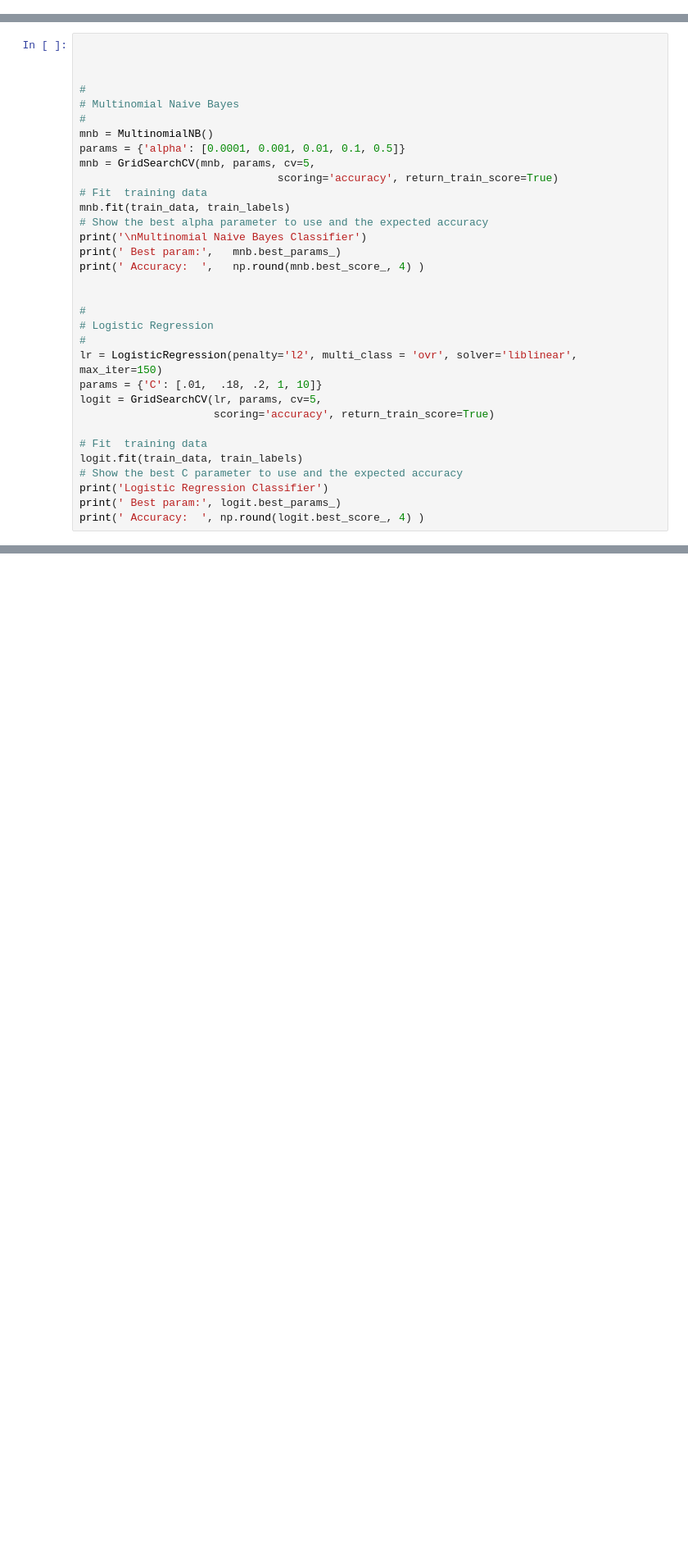
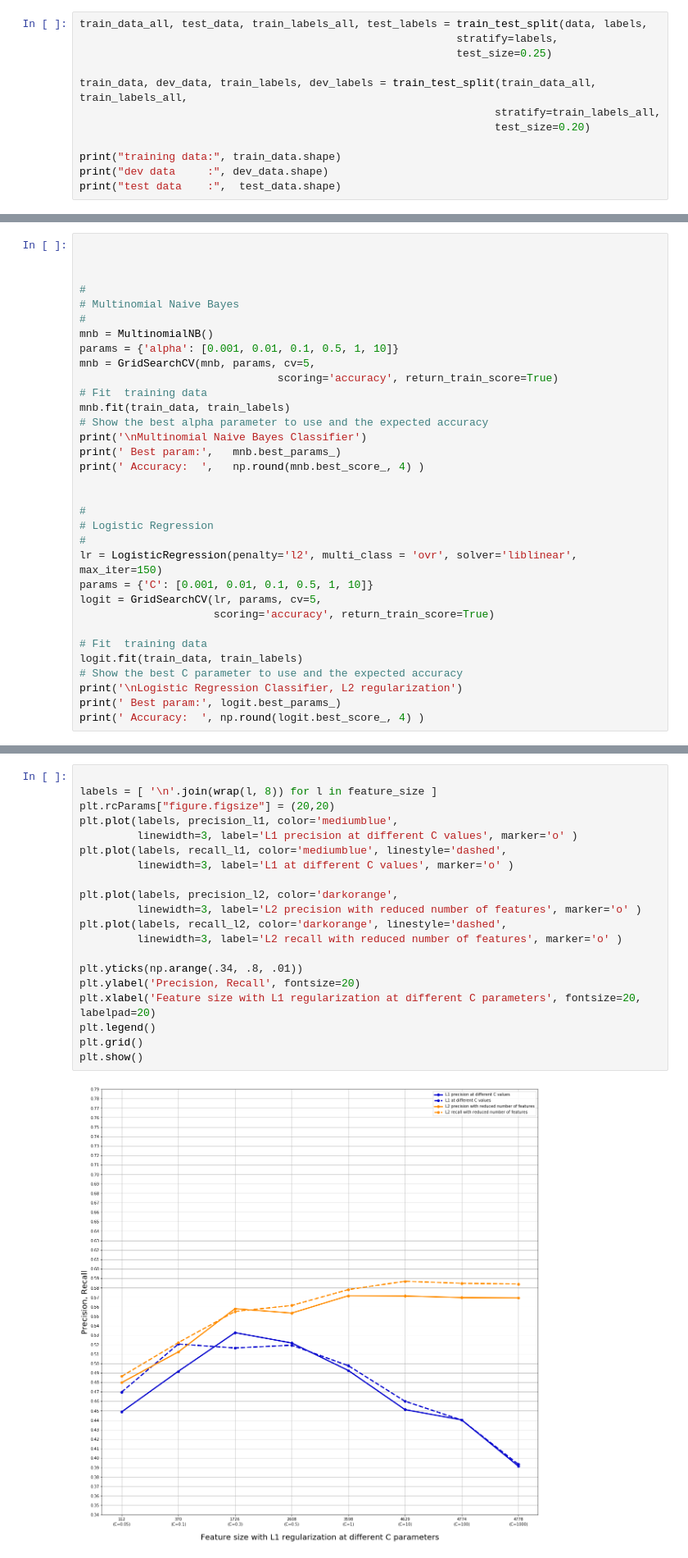
Before and after one commit to tonydisera/w207_6_sum19_g5_final_project, a Jupyter notebook: merge_pancancer_somatic_mutations/pancancer_cases_exploratory_classifiers.ipynb, the cells around one changed output, grey strips where cells are left out. Shown at 82% size. Cells and saved outputs as stored; diff of their text form; blank space fills up the shorter version.

Commit message:
Tried using L1 regularization to reduce feature size for multinomial logistic regression

```diff
--- a/merge_pancancer_somatic_mutations/pancancer_cases_exploratory_classifiers.ipynb
+++ b/merge_pancancer_somatic_mutations/pancancer_cases_exploratory_classifiers.ipynb
@@ -37,0 +60,12 @@ train_data, test_data, train_labels, test_labels = train_test_split(data, labels
+# %%
+train_data_all, test_data, train_labels_all, test_labels = train_test_split(data, labels,
+                                                           stratify=labels,
+                                                           test_size=0.25)
+
+train_data, dev_data, train_labels, dev_labels = train_test_split(train_data_all, train_labels_all,
+                                                                 stratify=train_labels_all,
+                                                                 test_size=0.20)
+
+print("training data:", train_data.shape)
+print("dev data     :", dev_data.shape)
+print("test data    :",  test_data.shape)
@@ -43,7 +81,7 @@ train_data, test_data, train_labels, test_labels = train_test_split(data, labels
 # Multinomial Naive Bayes
 #
 mnb = MultinomialNB()
-params = {'alpha': [0.0001, 0.001, 0.01, 0.1, 0.5]}
+params = {'alpha': [0.001, 0.01, 0.1, 0.5, 1, 10]}
 mnb = GridSearchCV(mnb, params, cv=5,
                                scoring='accuracy', return_train_score=True)
 # Fit  training data
@@ -58,13 +96,13 @@ print(' Accuracy:  ',   np.round(mnb.best_score_, 4) )
 # Logistic Regression
 #
 lr = LogisticRegression(penalty='l2', multi_class = 'ovr', solver='liblinear', max_iter=150)
-params = {'C': [.01,  .18, .2, 1, 10]}
+params = {'C': [0.001, 0.01, 0.1, 0.5, 1, 10]}
 logit = GridSearchCV(lr, params, cv=5,
                      scoring='accuracy', return_train_score=True)
 
 # Fit  training data
 logit.fit(train_data, train_labels)
 # Show the best C parameter to use and the expected accuracy
-print('Logistic Regression Classifier')
+print('\nLogistic Regression Classifier, L2 regularization')
 print(' Best param:', logit.best_params_)
 print(' Accuracy:  ', np.round(logit.best_score_, 4) )
@@ -70,0 +186,22 @@ print(' Accuracy:  ', np.round(logit.best_score_, 4) )
+# %%
+
+labels = [ '\n'.join(wrap(l, 8)) for l in feature_size ]
+plt.rcParams["figure.figsize"] = (20,20)
+plt.plot(labels, precision_l1, color='mediumblue',
+         linewidth=3, label='L1 precision at different C values', marker='o' )
+plt.plot(labels, recall_l1, color='mediumblue', linestyle='dashed',
+         linewidth=3, label='L1 at different C values', marker='o' )
+
+plt.plot(labels, precision_l2, color='darkorange',
+         linewidth=3, label='L2 precision with reduced number of features', marker='o' )
+plt.plot(labels, recall_l2, color='darkorange', linestyle='dashed',
+         linewidth=3, label='L2 recall with reduced number of features', marker='o' )
+
+plt.yticks(np.arange(.34, .8, .01))
+plt.ylabel('Precision, Recall', fontsize=20)
+plt.xlabel('Feature size with L1 regularization at different C parameters', fontsize=20, labelpad=20)
+plt.legend()
+plt.grid()
+plt.show()
+# %% [output]
+[figure, added]
```
Also changed, not shown: parts of 8 cells of this notebook.
